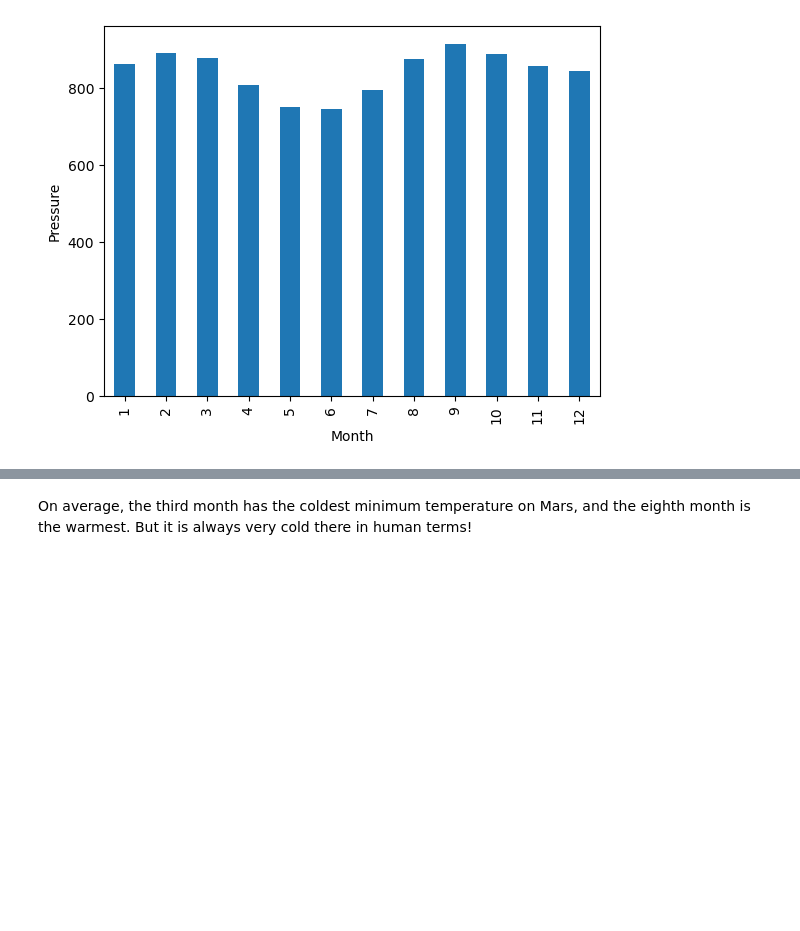
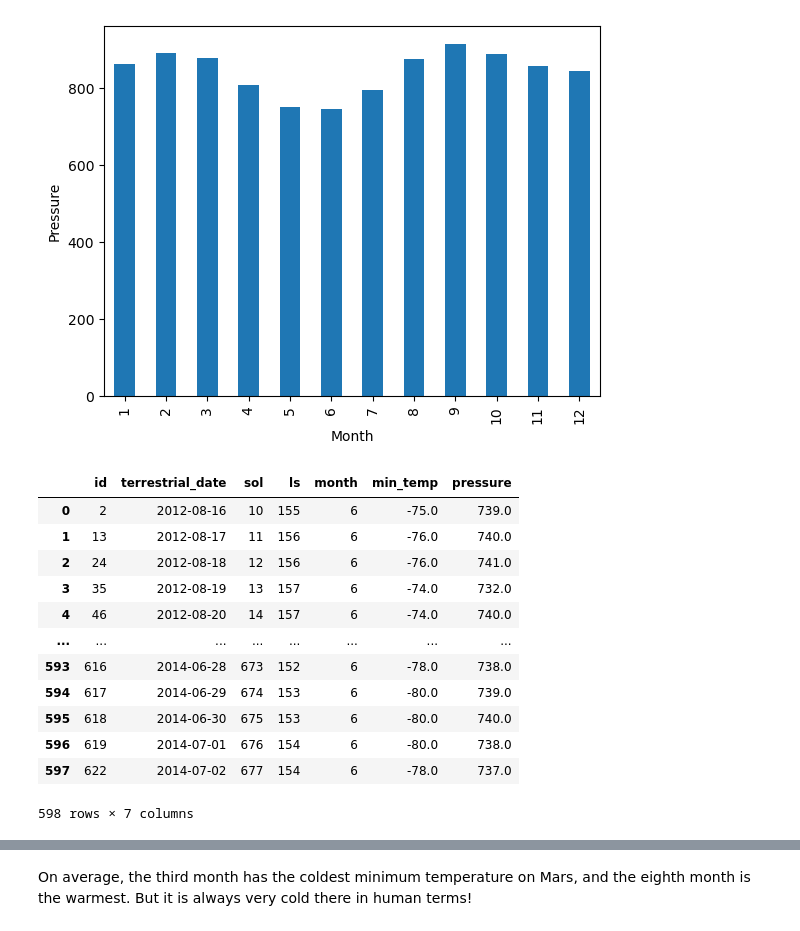
Before and after one commit to m3ufdech0c/web-scraping-challenge, a Jupyter notebook: part_2_mars_weather.ipynb, the cells around one changed output, grey strips where cells are left out. Cells and saved outputs as stored; diff of their text form; code cells hidden in the pictures; blank space fills up the shorter version.

```diff
--- a/part_2_mars_weather.ipynb
+++ b/part_2_mars_weather.ipynb
@@ -216,0 +215,21 @@ avg_press_by_month.plot(xlabel="Month", ylabel="Pressure", kind='bar')
+# %%
+# 5. How many terrestrial (earth) days are there in a Martian year?
+# Mars circles the Sun once the value of 'ls' repeats itself non-consecutively therefore one Martian yr, and since the terrestrial days do not repeat themselves:
+index  = mars_temp_data_df[mars_temp_data_df.ls == 155].index[1]
+print(f"There are {index} terrestrial days in a Martian year")
+
+new_df = mars_temp_data_df[:index]
+# %% [output]
+|  | id | terrestrial_date | sol | ls | month | min_temp | pressure |
+| 0 | 2 | 2012-08-16 | 10 | 155 | 6 | -75.0 | 739.0 |
+| 1 | 13 | 2012-08-17 | 11 | 156 | 6 | -76.0 | 740.0 |
+| 2 | 24 | 2012-08-18 | 12 | 156 | 6 | -76.0 | 741.0 |
+| 3 | 35 | 2012-08-19 | 13 | 157 | 6 | -74.0 | 732.0 |
+| 4 | 46 | 2012-08-20 | 14 | 157 | 6 | -74.0 | 740.0 |
+| ... | ... | ... | ... | ... | ... | ... | ... |
+| 593 | 616 | 2014-06-28 | 673 | 152 | 6 | -78.0 | 738.0 |
+| 594 | 617 | 2014-06-29 | 674 | 153 | 6 | -80.0 | 739.0 |
+| 595 | 618 | 2014-06-30 | 675 | 153 | 6 | -80.0 | 740.0 |
+| 596 | 619 | 2014-07-01 | 676 | 154 | 6 | -80.0 | 738.0 |
+| 597 | 622 | 2014-07-02 | 677 | 154 | 6 | -78.0 | 737.0 |
+598 rows × 7 columns
```
Also changed, not shown: parts of 3 cells of this notebook, 1 other file.
